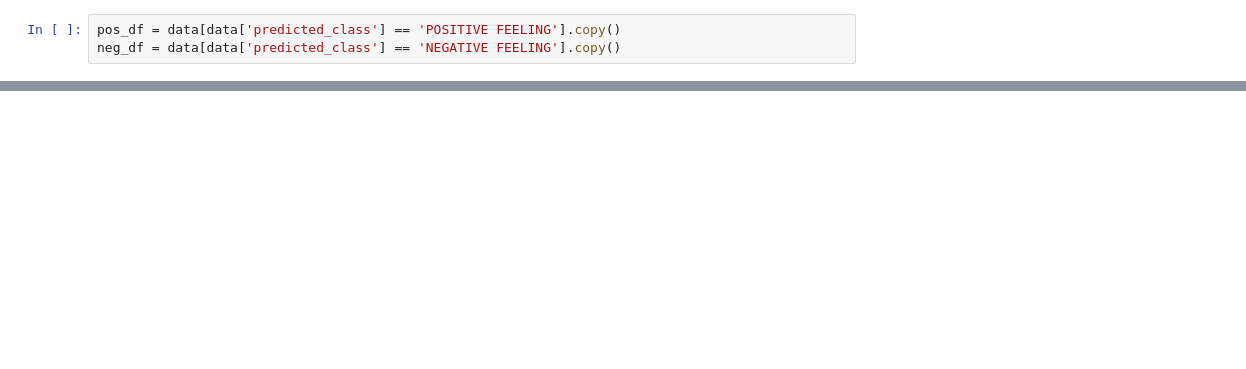
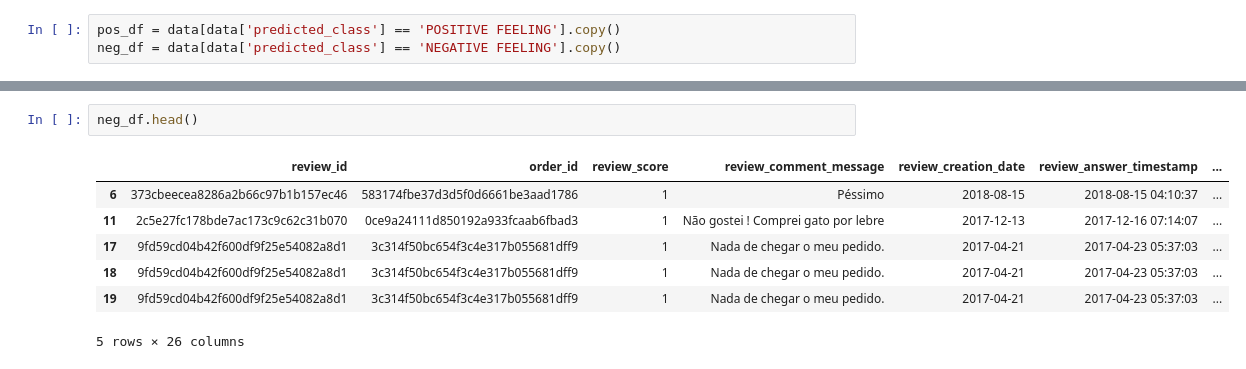
Before and after one commit to Romaric1209/Olist, a Jupyter notebook: Reviews Sentiment Analysis.ipynb, the cells around one changed output, grey strips where cells are left out. Drawn from its saved outputs; the diff is of its cells as text; blank space fills up the shorter version.

```diff
--- a/Reviews Sentiment Analysis.ipynb
+++ b/Reviews Sentiment Analysis.ipynb
@@ -614,0 +625,10 @@ plt.show()
+# %%
+neg_df.head()
+# %% [output]
+|  | review_id | order_id | review_score | review_comment_message | review_creation_date | review_answer_timestamp | ... |
+| 6 | 373cbeecea8286a2b66c97b1b157ec46 | 583174fbe37d3d5f0d6661be3aad1786 | 1 | Péssimo | 2018-08-15 | 2018-08-15 04:10:37 | ... |
+| 11 | 2c5e27fc178bde7ac173c9c62c31b070 | 0ce9a24111d850192a933fcaab6fbad3 | 1 | Não gostei ! Comprei gato por lebre | 2017-12-13 | 2017-12-16 07:14:07 | ... |
+| 17 | 9fd59cd04b42f600df9f25e54082a8d1 | 3c314f50bc654f3c4e317b055681dff9 | 1 | Nada de chegar o meu pedido. | 2017-04-21 | 2017-04-23 05:37:03 | ... |
+| 18 | 9fd59cd04b42f600df9f25e54082a8d1 | 3c314f50bc654f3c4e317b055681dff9 | 1 | Nada de chegar o meu pedido. | 2017-04-21 | 2017-04-23 05:37:03 | ... |
+| 19 | 9fd59cd04b42f600df9f25e54082a8d1 | 3c314f50bc654f3c4e317b055681dff9 | 1 | Nada de chegar o meu pedido. | 2017-04-21 | 2017-04-23 05:37:03 | ... |
+5 rows × 26 columns
```
Also changed, not shown: parts of 5 cells of this notebook.
